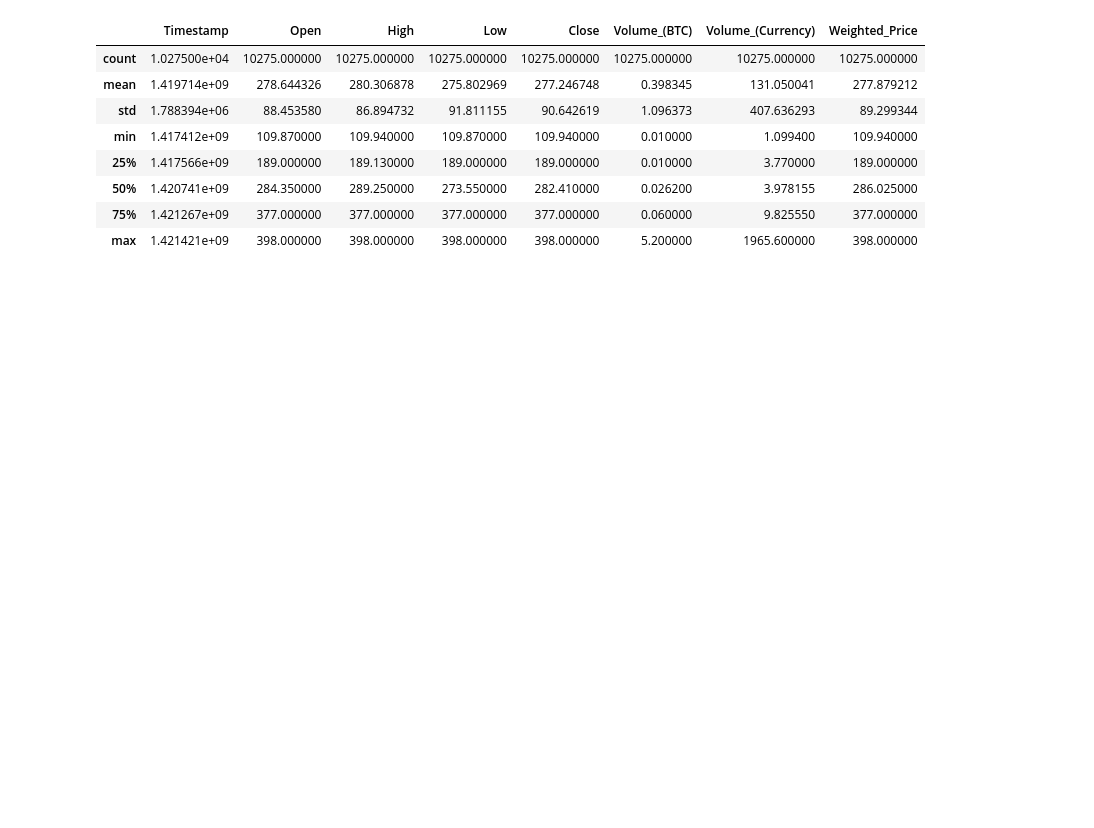
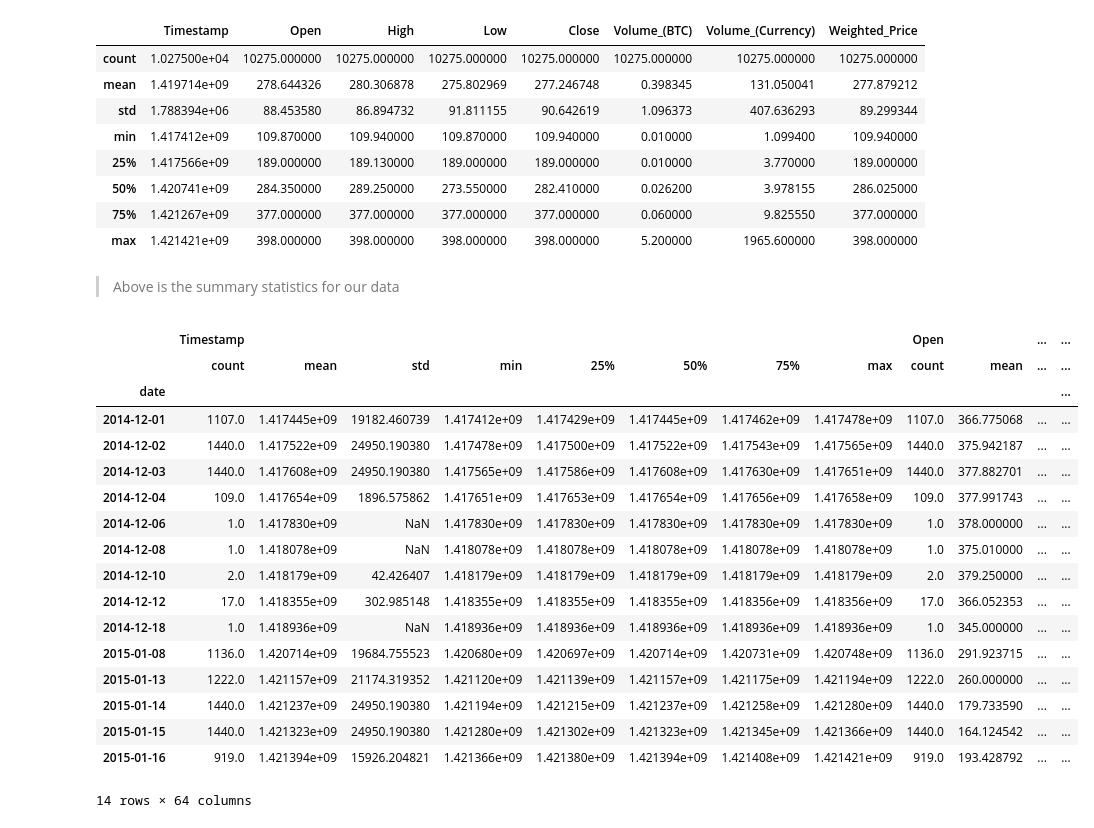
Before and after one commit to BDelhees/mendicantbias, a Jupyter notebook: Milestone 4 (Task 3).ipynb, the cells around one changed output. Saved outputs shown, nothing was run; the diff lists cells and outputs as text; code cells hidden in the pictures; blank space fills up the shorter version.

```diff
--- a/Milestone 4 (Task 3).ipynb
+++ b/Milestone 4 (Task 3).ipynb
@@ -27,3 +59,26 @@ df.describe()
 | 50% | 1.420741e+09 | 284.350000 | 289.250000 | 273.550000 | 282.410000 | 0.026200 | 3.978155 | 286.025000 |
 | 75% | 1.421267e+09 | 377.000000 | 377.000000 | 377.000000 | 377.000000 | 0.060000 | 9.825550 | 377.000000 |
 | max | 1.421421e+09 | 398.000000 | 398.000000 | 398.000000 | 398.000000 | 5.200000 | 1965.600000 | 398.000000 |
+# %% [markdown]
+>Above is the summary statistics for our data
+# %%
+group.describe()
+# %% [output]
+|  | Timestamp |  |  |  |  |  |  |  | Open |  | ... | ... |
+|  | count | mean | std | min | 25% | 50% | 75% | max | count | mean | ... | ... |
+| date |  |  |  |  |  |  |  |  |  |  |  | ... |
+| 2014-12-01 | 1107.0 | 1.417445e+09 | 19182.460739 | 1.417412e+09 | 1.417429e+09 | 1.417445e+09 | 1.417462e+09 | 1.417478e+09 | 1107.0 | 366.775068 | ... | ... |
+| 2014-12-02 | 1440.0 | 1.417522e+09 | 24950.190380 | 1.417478e+09 | 1.417500e+09 | 1.417522e+09 | 1.417543e+09 | 1.417565e+09 | 1440.0 | 375.942187 | ... | ... |
+| 2014-12-03 | 1440.0 | 1.417608e+09 | 24950.190380 | 1.417565e+09 | 1.417586e+09 | 1.417608e+09 | 1.417630e+09 | 1.417651e+09 | 1440.0 | 377.882701 | ... | ... |
+| 2014-12-04 | 109.0 | 1.417654e+09 | 1896.575862 | 1.417651e+09 | 1.417653e+09 | 1.417654e+09 | 1.417656e+09 | 1.417658e+09 | 109.0 | 377.991743 | ... | ... |
+| 2014-12-06 | 1.0 | 1.417830e+09 | NaN | 1.417830e+09 | 1.417830e+09 | 1.417830e+09 | 1.417830e+09 | 1.417830e+09 | 1.0 | 378.000000 | ... | ... |
+| 2014-12-08 | 1.0 | 1.418078e+09 | NaN | 1.418078e+09 | 1.418078e+09 | 1.418078e+09 | 1.418078e+09 | 1.418078e+09 | 1.0 | 375.010000 | ... | ... |
+| 2014-12-10 | 2.0 | 1.418179e+09 | 42.426407 | 1.418179e+09 | 1.418179e+09 | 1.418179e+09 | 1.418179e+09 | 1.418179e+09 | 2.0 | 379.250000 | ... | ... |
+| 2014-12-12 | 17.0 | 1.418355e+09 | 302.985148 | 1.418355e+09 | 1.418355e+09 | 1.418355e+09 | 1.418356e+09 | 1.418356e+09 | 17.0 | 366.052353 | ... | ... |
+| 2014-12-18 | 1.0 | 1.418936e+09 | NaN | 1.418936e+09 | 1.418936e+09 | 1.418936e+09 | 1.418936e+09 | 1.418936e+09 | 1.0 | 345.000000 | ... | ... |
+| 2015-01-08 | 1136.0 | 1.420714e+09 | 19684.755523 | 1.420680e+09 | 1.420697e+09 | 1.420714e+09 | 1.420731e+09 | 1.420748e+09 | 1136.0 | 291.923715 | ... | ... |
+| 2015-01-13 | 1222.0 | 1.421157e+09 | 21174.319352 | 1.421120e+09 | 1.421139e+09 | 1.421157e+09 | 1.421175e+09 | 1.421194e+09 | 1222.0 | 260.000000 | ... | ... |
+| 2015-01-14 | 1440.0 | 1.421237e+09 | 24950.190380 | 1.421194e+09 | 1.421215e+09 | 1.421237e+09 | 1.421258e+09 | 1.421280e+09 | 1440.0 | 179.733590 | ... | ... |
+| 2015-01-15 | 1440.0 | 1.421323e+09 | 24950.190380 | 1.421280e+09 | 1.421302e+09 | 1.421323e+09 | 1.421345e+09 | 1.421366e+09 | 1440.0 | 164.124542 | ... | ... |
+| 2015-01-16 | 919.0 | 1.421394e+09 | 15926.204821 | 1.421366e+09 | 1.421380e+09 | 1.421394e+09 | 1.421408e+09 | 1.421421e+09 | 919.0 | 193.428792 | ... | ... |
+14 rows × 64 columns
```
Also changed, not shown: parts of 15 cells of this notebook.
